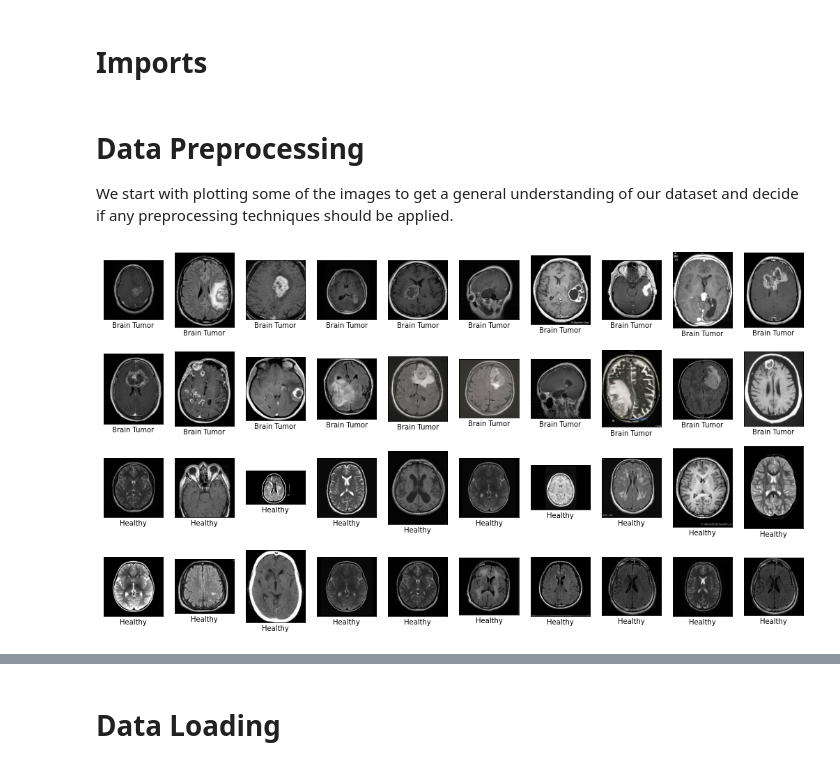
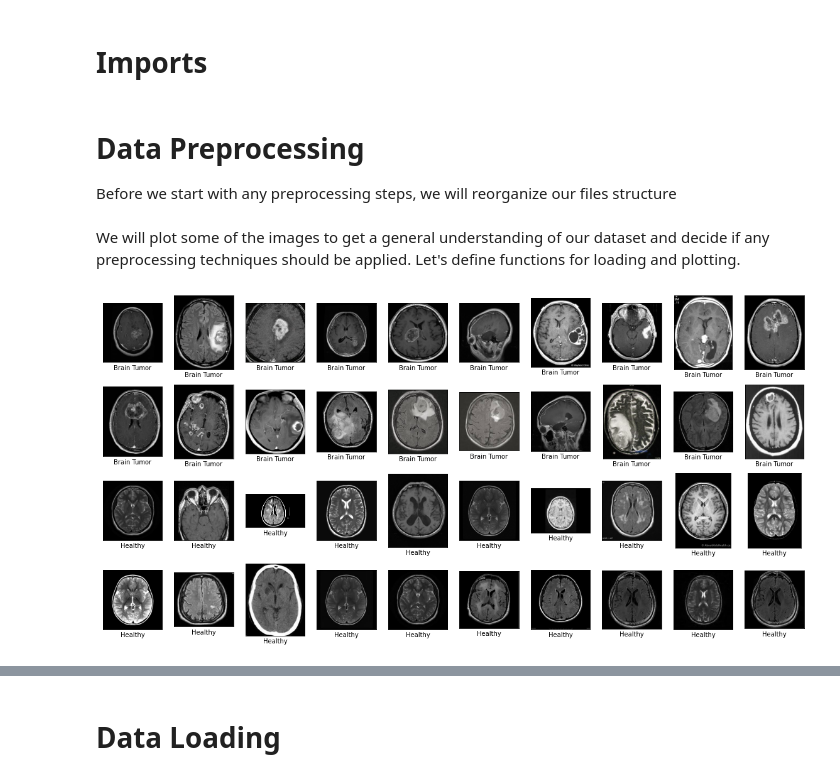
Before and after one commit to KOLA16/Brain-Tumor-Classification, a Jupyter notebook: brain_tumor_classification.ipynb, the cells around one changed output, grey strips where cells are left out. Saved outputs shown, nothing was run; the diff lists cells and outputs as text; code cells hidden in the pictures.

Commit message:
Implement basic data preprocessing
- Reorganize file structure
- Loading and plotting sample images functions
- Cropping function to crop the brain from the image

```diff
--- a/brain_tumor_classification.ipynb
+++ b/brain_tumor_classification.ipynb
@@ -27,35 +23,66 @@ from torch.utils.data import Dataset, DataLoader, Subset
 from torchinfo import summary
+# %% [markdown]
+# Data Preprocessing
+
+Before we start with any preprocessing steps, we will reorganize our files structure
+# %%
+data_path = 'data/Brain Tumor Data Set'
+orig_dirs = [dir for dir in os.listdir(data_path)]
+
+# New directories to be created
+orig_imgs_dir = 'Original Data Set'
+prep_imgs_dir = 'Preprocessed Data Set'
+
+# Paths to new directories
+orig_imgs_path = os.path.join(data_path, orig_imgs_dir)
+prep_imgs_path = os.path.join(data_path, prep_imgs_dir)
+
+# Create new directories
+os.mkdir(orig_imgs_path)
+os.mkdir(prep_imgs_path)
+
+# Move original data set to the corresponding directory
+for dir in orig_dirs:
+    shutil.move(os.path.join(data_path, dir), orig_imgs_path)
+
+# Create new directories for preprocessed images
+prep_tumor_dir = 'Prep Brain Tumor'
+prep_healthy_dir = 'Prep Healthy'
+
+prep_tumor_imgs_path = os.path.join(prep_imgs_path, prep_tumor_dir)
+prep_healthy_imgs_path = os.path.join(prep_imgs_path, prep_healthy_dir)
+
+os.mkdir(prep_tumor_imgs_path)
+os.mkdir(prep_healthy_imgs_path)
 # %% [markdown]
-# Data Preprocessing
-
-We start with plotting some of the images to get a general understanding of our dataset and decide if any preprocessing techniques should be applied.
+We will plot some of the images to get a general understanding of our dataset and decide if any preprocessing techniques should be applied. Let's define functions for loading and plotting.
 # %%
-def load_samples(root_dir, num):
+def load_samples(data_path, num):
     """ Loads {num} sample images for each category. """
 
     imgs = []
     lbls = []
 
-    for root, dirs, files in os.walk(root_dir):
+    for root, _, files in os.walk(data_path):
         for idx, filename in enumerate(files):
             filepath = root + os.sep + filename
             img = cv2.imread(filepath)
             imgs.append(img)
-            label = root.split('\\')[1]
+            label = root.split('\\')[-1]
             lbls.append(label)
             if idx+1 == num: break
 
-    return X, y
+    return imgs, lbls
 
 
-def plot_samples(root_dir, num=10):
+def plot_samples(data_path, num=10):
     """ Plots {num} sample images for each category. """
 
-    imgs, lbls = load_samples(root_dir, num)
+    imgs, lbls = load_samples(data_path, num)
     ncols = 10
     nrows = int(2*num/ncols)
 
-    plt.figure(figsize=(18, 10))
+    plt.figure(figsize=(20, 10))
     for idx, (img, label) in enumerate(zip(imgs, lbls)):
         plt.subplot(nrows, ncols, idx + 1)
         plt.imshow(img)
@@ -64,8 +91,7 @@ def plot_samples(root_dir, num=10):
         plt.yticks([])
 
     plt.show()
-# %%
-root_dir = 'data/Brain Tumor Data Set'
-plot_samples(root_dir, 20)
-# %% [output]
-[figure, removed]
+# %%
+plot_samples(orig_imgs_path, 20)
+# %% [output]
+[figure, added]
```
Also changed, not shown: parts of 6 cells of this notebook, 1 other file.
